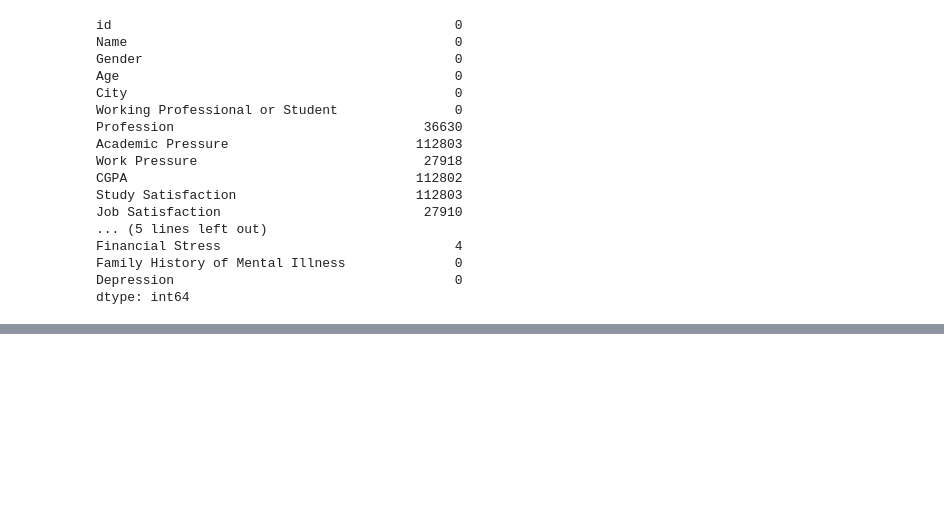
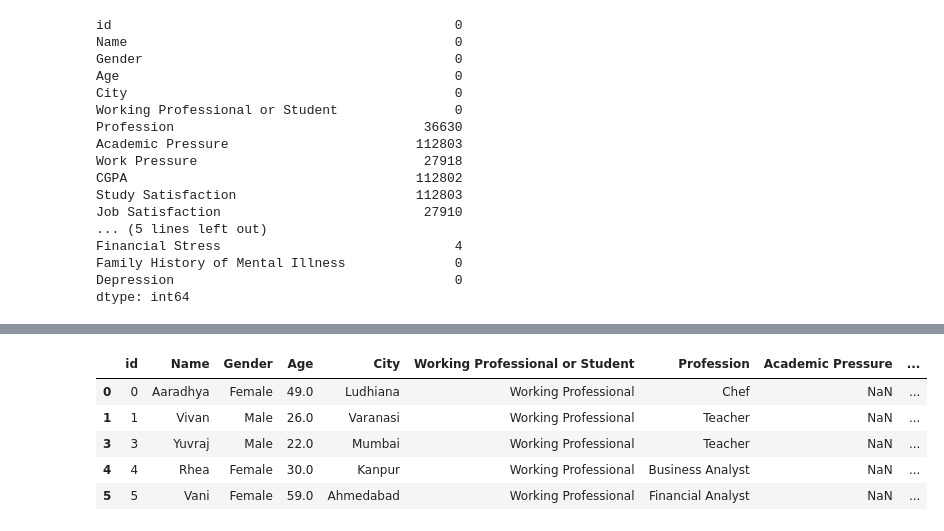
Before and after one commit to vanshuwjoshi/Kaggle-Playground-S4E11, a Jupyter notebook: Final/notebooks/Train-Cleaning-Viz.ipynb, the cells around one changed output, grey strips where cells are left out. Cells and saved outputs as stored; diff of their text form; code cells hidden in the pictures; blank space fills up the shorter version.

```diff
--- a/Final/notebooks/Train-Cleaning-Viz.ipynb
+++ b/Final/notebooks/Train-Cleaning-Viz.ipynb
@@ -275,3 +275,13 @@ student_data.head()
 | 26 | 26 | Aditya | Male | 31.0 | Srinagar | Student | Student | 3.0 | ... |
 | 30 | 30 | Prisha | Female | 28.0 | Varanasi | Student | Student | 3.0 | ... |
 | 32 | 32 | Chhavi | Female | 25.0 | Jaipur | Student | Student | 4.0 | ... |
+# %%
+professional_data = data[data["Working Professional or Student"] == "Working Professional"]
+professional_data.head()
+# %% [output]
+|  | id | Name | Gender | Age | City | Working Professional or Student | Profession | Academic Pressure | ... |
+| 0 | 0 | Aaradhya | Female | 49.0 | Ludhiana | Working Professional | Chef | NaN | ... |
+| 1 | 1 | Vivan | Male | 26.0 | Varanasi | Working Professional | Teacher | NaN | ... |
+| 3 | 3 | Yuvraj | Male | 22.0 | Mumbai | Working Professional | Teacher | NaN | ... |
+| 4 | 4 | Rhea | Female | 30.0 | Kanpur | Working Professional | Business Analyst | NaN | ... |
+| 5 | 5 | Vani | Female | 59.0 | Ahmedabad | Working Professional | Financial Analyst | NaN | ... |
```
Also changed, not shown: parts of 18 cells of this notebook.
